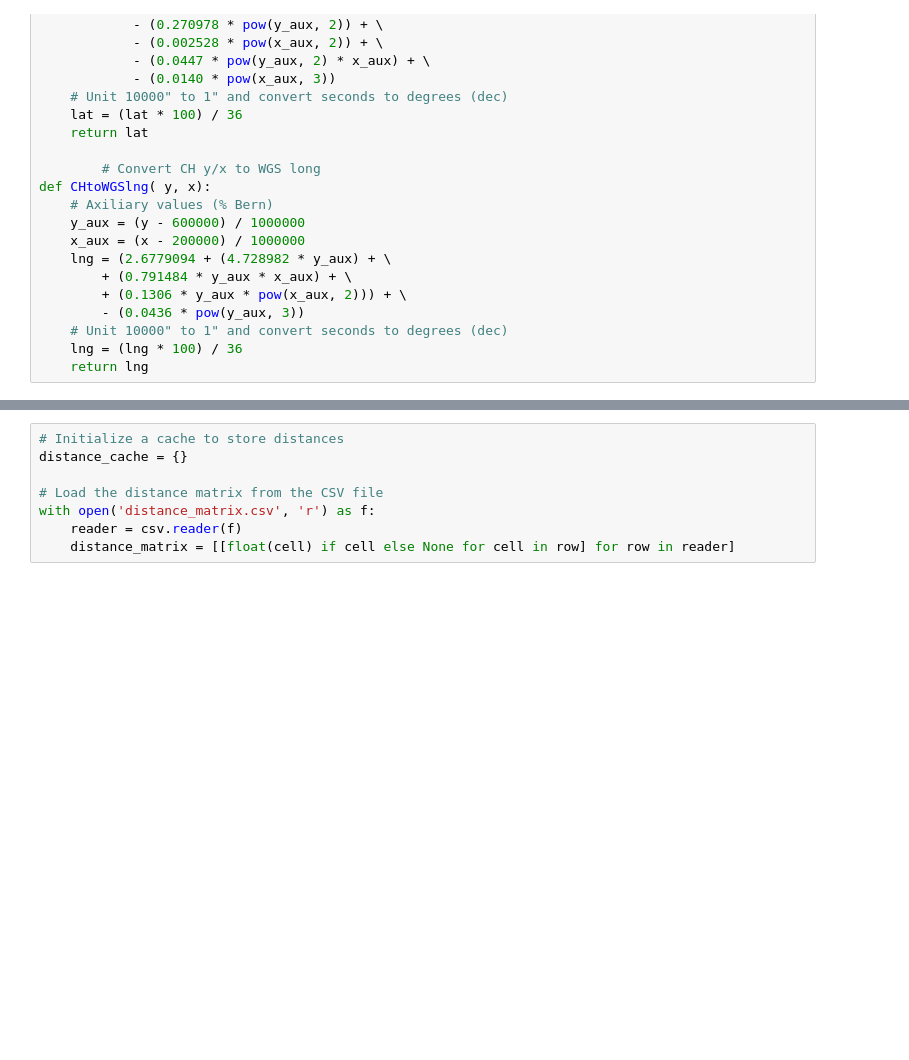
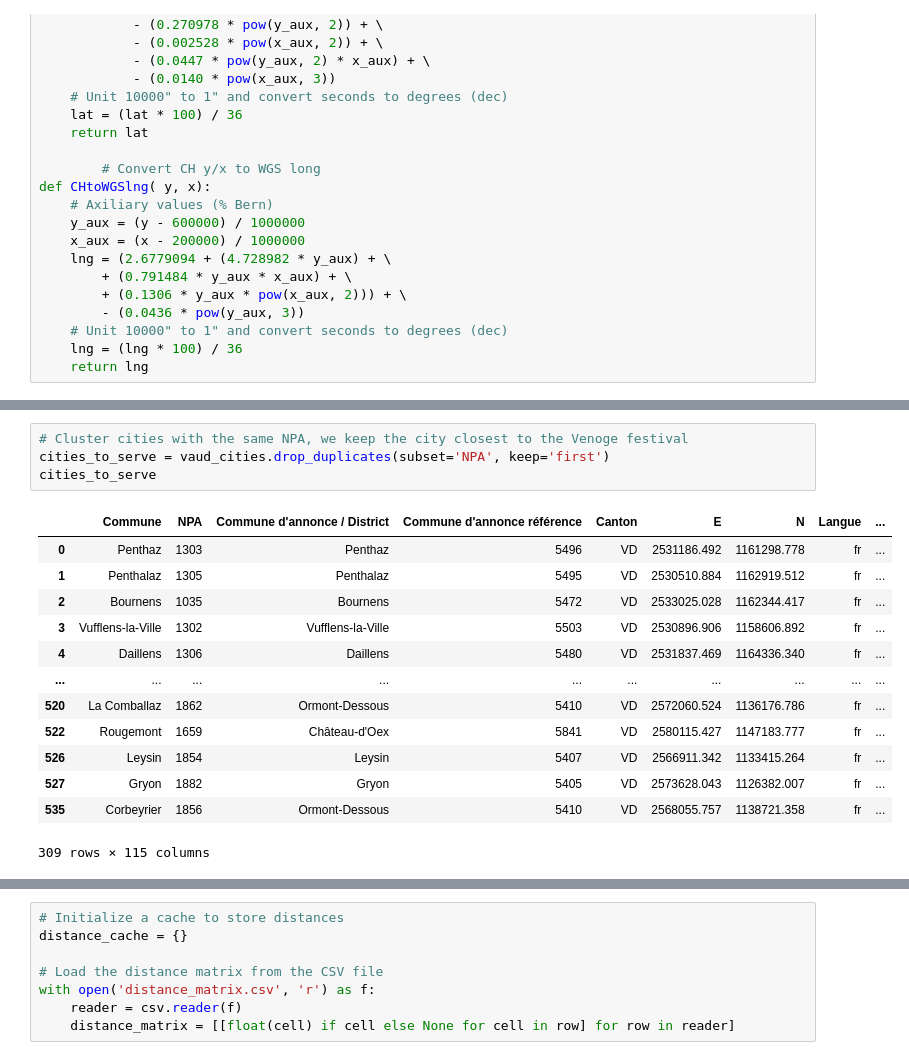
Before and after one commit to baertsch/MGT-530-SLO, a Jupyter notebook: generate_data.ipynb, the cells around one changed output, grey strips where cells are left out. Cells and saved outputs as stored; diff of their text form; blank space fills up the shorter version.

```diff
--- a/generate_data.ipynb
+++ b/generate_data.ipynb
@@ -238,0 +264,18 @@ cities=vaud_cities[(vaud_cities['distance_to_venoge_km']>=5) & (vaud_cities['dis
+# %%
+# Cluster cities with the same NPA, we keep the city closest to the Venoge festival
+cities_to_serve = vaud_cities.drop_duplicates(subset='NPA', keep='first')
+cities_to_serve
+# %% [output]
+|  | Commune | NPA | Commune d'annonce / District | Commune d'annonce référence | Canton | E | N | Langue | ... |
+| 0 | Penthaz | 1303 | Penthaz | 5496 | VD | 2531186.492 | 1161298.778 | fr | ... |
+| 1 | Penthalaz | 1305 | Penthalaz | 5495 | VD | 2530510.884 | 1162919.512 | fr | ... |
+| 2 | Bournens | 1035 | Bournens | 5472 | VD | 2533025.028 | 1162344.417 | fr | ... |
+| 3 | Vufflens-la-Ville | 1302 | Vufflens-la-Ville | 5503 | VD | 2530896.906 | 1158606.892 | fr | ... |
+| 4 | Daillens | 1306 | Daillens | 5480 | VD | 2531837.469 | 1164336.340 | fr | ... |
+| ... | ... | ... | ... | ... | ... | ... | ... | ... | ... |
+| 520 | La Comballaz | 1862 | Ormont-Dessous | 5410 | VD | 2572060.524 | 1136176.786 | fr | ... |
+| 522 | Rougemont | 1659 | Château-d'Oex | 5841 | VD | 2580115.427 | 1147183.777 | fr | ... |
+| 526 | Leysin | 1854 | Leysin | 5407 | VD | 2566911.342 | 1133415.264 | fr | ... |
+| 527 | Gryon | 1882 | Gryon | 5405 | VD | 2573628.043 | 1126382.007 | fr | ... |
+| 535 | Corbeyrier | 1856 | Ormont-Dessous | 5410 | VD | 2568055.757 | 1138721.358 | fr | ... |
+309 rows × 115 columns
```
Also changed, not shown: parts of 56 cells of this notebook, 4 other files.
